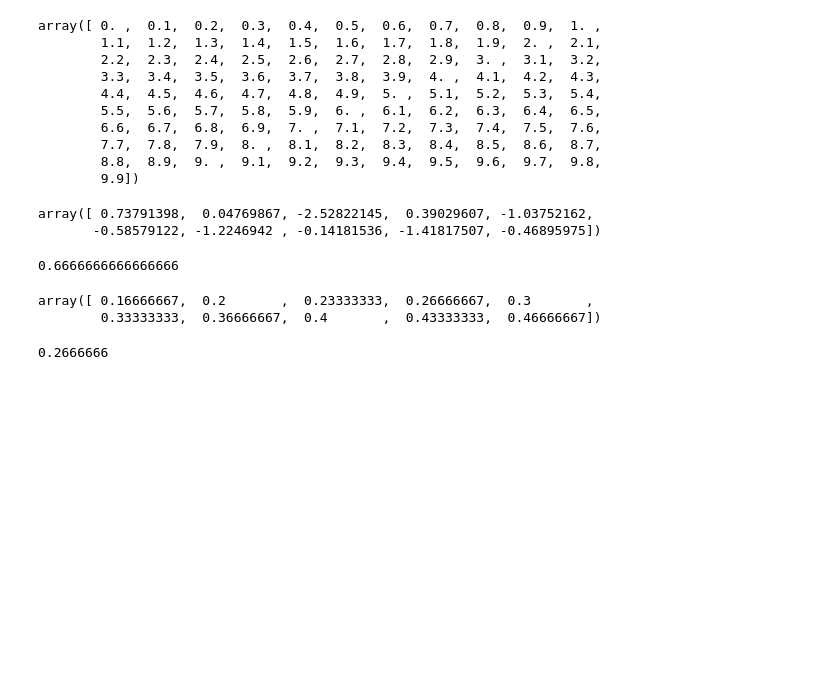
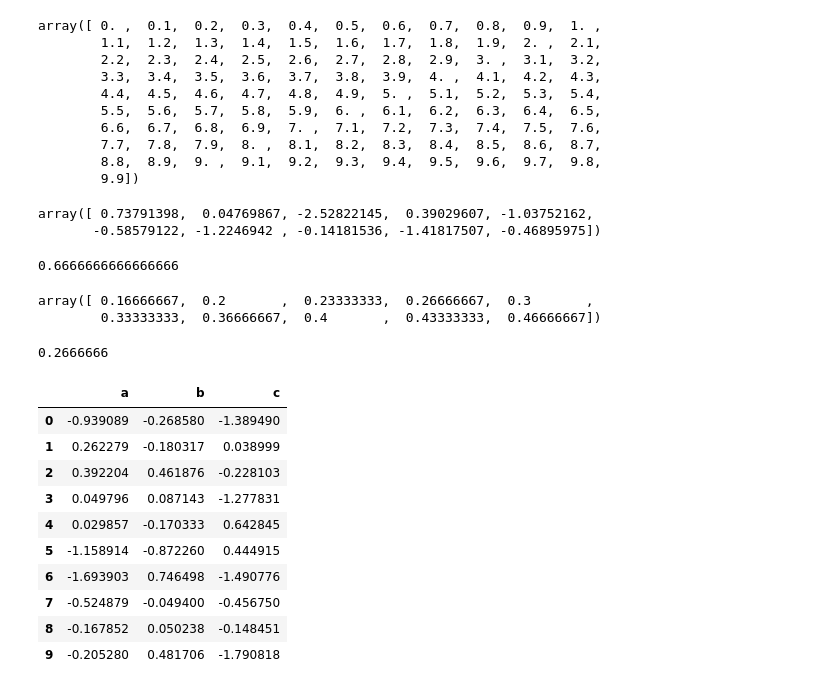
Before and after one commit to lro-diviner/divcalib, a Jupyter notebook: playing around.ipynb, the cells around one changed output. Saved outputs shown, nothing was run; the diff lists cells and outputs as text; code cells hidden in the pictures; blank space fills up the shorter version.

```diff
--- a/playing around.ipynb
+++ b/playing around.ipynb
@@ -67,0 +70,16 @@ array([ 0.16666667,  0.2       ,  0.23333333,  0.26666667,  0.3       ,
+# %%
+df = pd.DataFrame(randn(10,3),columns=list('abc'))
+# %%
+df
+# %% [output]
+|  | a | b | c |
+| 0 | -0.939089 | -0.268580 | -1.389490 |
+| 1 | 0.262279 | -0.180317 | 0.038999 |
+| 2 | 0.392204 | 0.461876 | -0.228103 |
+| 3 | 0.049796 | 0.087143 | -1.277831 |
+| 4 | 0.029857 | -0.170333 | 0.642845 |
+| 5 | -1.158914 | -0.872260 | 0.444915 |
+| 6 | -1.693903 | 0.746498 | -1.490776 |
+| 7 | -0.524879 | -0.049400 | -0.456750 |
+| 8 | -0.167852 | 0.050238 | -0.148451 |
+| 9 | -0.205280 | 0.481706 | -1.790818 |
```
Also changed, not shown: parts of 11 cells of this notebook, 6 other files.
